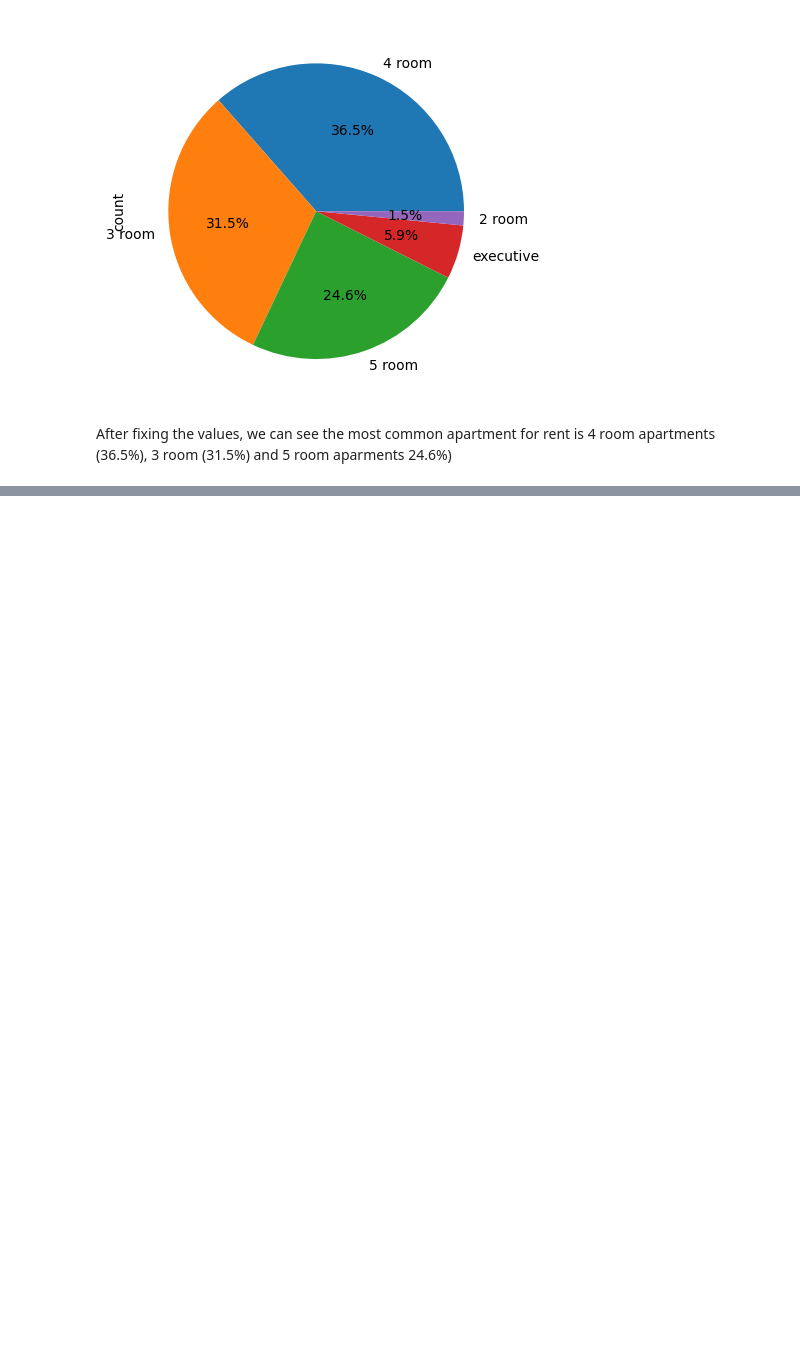
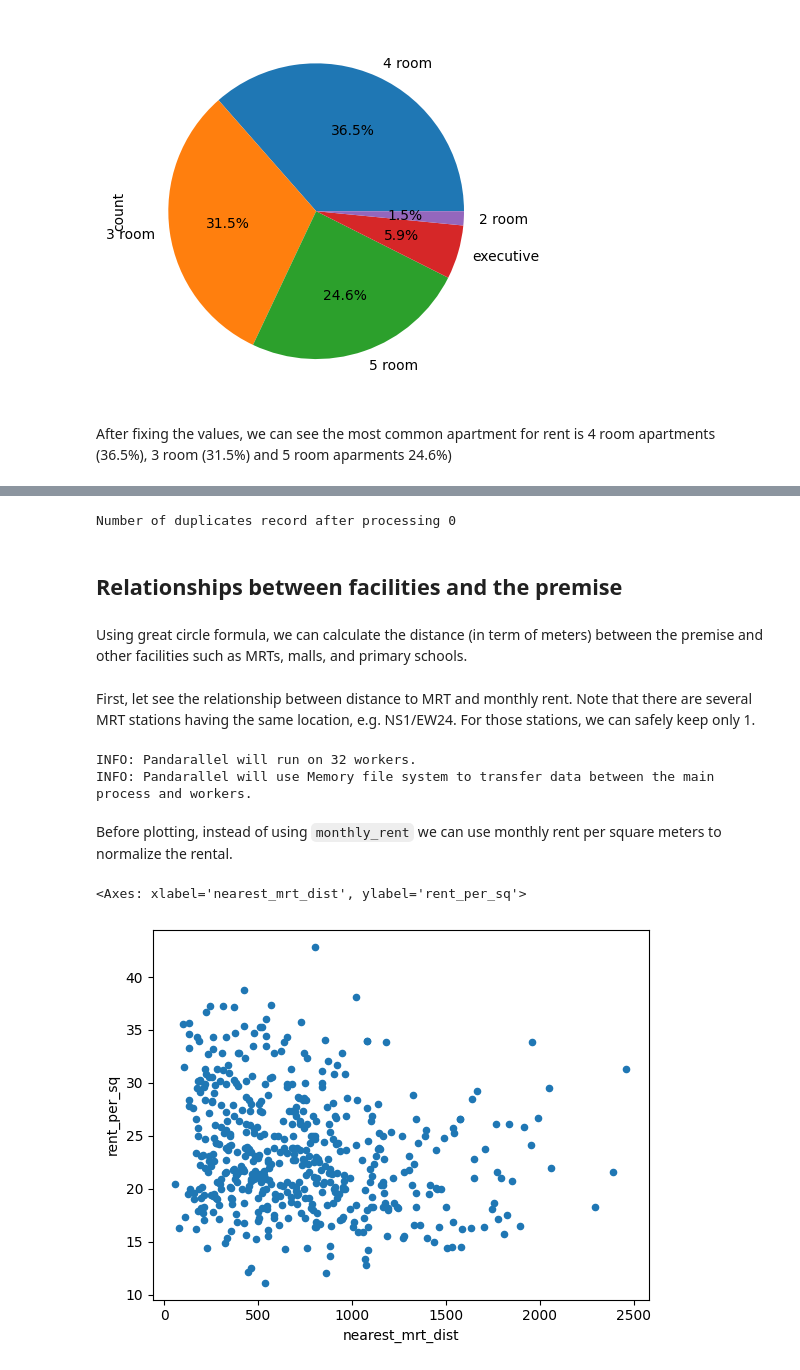
Before and after one commit to cs5228-group-1/cs5228-final-project, a Jupyter notebook: EDA.ipynb, the cells around one changed output, grey strips where cells are left out. Saved outputs shown, nothing was run; the diff lists cells and outputs as text; code cells hidden in the pictures; blank space fills up the shorter version.

```diff
--- a/EDA.ipynb
+++ b/EDA.ipynb
@@ -46,0 +49,5 @@ After fixing the values, we can see the most common apartment for rent is 4 room
+# %%
+attr_cols = list(train_df.columns.drop('monthly_rent'))
+duplicate_indexes = train_df[attr_cols].duplicated()
+num_duplicate_records = duplicate_indexes.sum()
+print(f"There are {num_duplicate_records} ({num_duplicate_records/len(train_df):.2%}) in the train data")
@@ -46,0 +72,40 @@ After fixing the values, we can see the most common apartment for rent is 4 room
+# %%
+dedup_traindf = train_df.groupby(attr_cols).mean().reset_index()
+# %%
+# make sure that there is no duplicate records
+num_duplicate_left = dedup_traindf.duplicated().sum()
+print(f"Number of duplicates record after processing {num_duplicate_left}")
+# %% [output]
+Number of duplicates record after processing 0
+# %% [markdown]
+## Relationships between facilities and the premise
+# %% [markdown]
+Using great circle formula, we can calculate the distance (in term of meters) between the premise and other facilities such as MRTs, malls, and primary schools.
+# %% [markdown]
+First, let see the relationship between distance to MRT and monthly rent. Note that there are several MRT stations having the same location, e.g. NS1/EW24. For those stations, we can safely keep only 1.
+# %%
+from preprocessing import distance_to_nearest_place
+
+MRT_DATAFRAME_PATH = "data/auxiliary-data/auxiliary-data/sg-mrt-existing-stations.csv"
+POSITION_ATTRS = ['latitude', 'longitude']
+mrt_df = pd.read_csv(MRT_DATAFRAME_PATH).drop_duplicates(POSITION_ATTRS)
+dedup_traindf[['nearest_mrt_dist', 'nearest_mrt_code']] = \
+    dedup_traindf.apply(
+        lambda row: distance_to_nearest_place(row, mrt_df, 'code'),
+        axis=1,
+        result_type="expand"
+)
+# %% [output]
+INFO: Pandarallel will run on 32 workers.
+INFO: Pandarallel will use Memory file system to transfer data between the main process and workers.
+# %% [markdown]
+Before plotting, instead of using `monthly_rent` we can use monthly rent per square meters to normalize the rental.
+# %%
+dedup_traindf['rent_per_sq'] = dedup_traindf['monthly_rent'] / dedup_traindf['floor_area_sqm']
+samples = dedup_traindf[dedup_traindf.rent_approval_date == "2021-03"]
+samples = samples.sample(500)
+# %%
+samples.plot.scatter(x='nearest_mrt_dist', y='rent_per_sq')
+# %% [output]
+<Axes: xlabel='nearest_mrt_dist', ylabel='rent_per_sq'>
+[figure, added]
```
Also changed, not shown: parts of 5 cells of this notebook, 3 other files.
